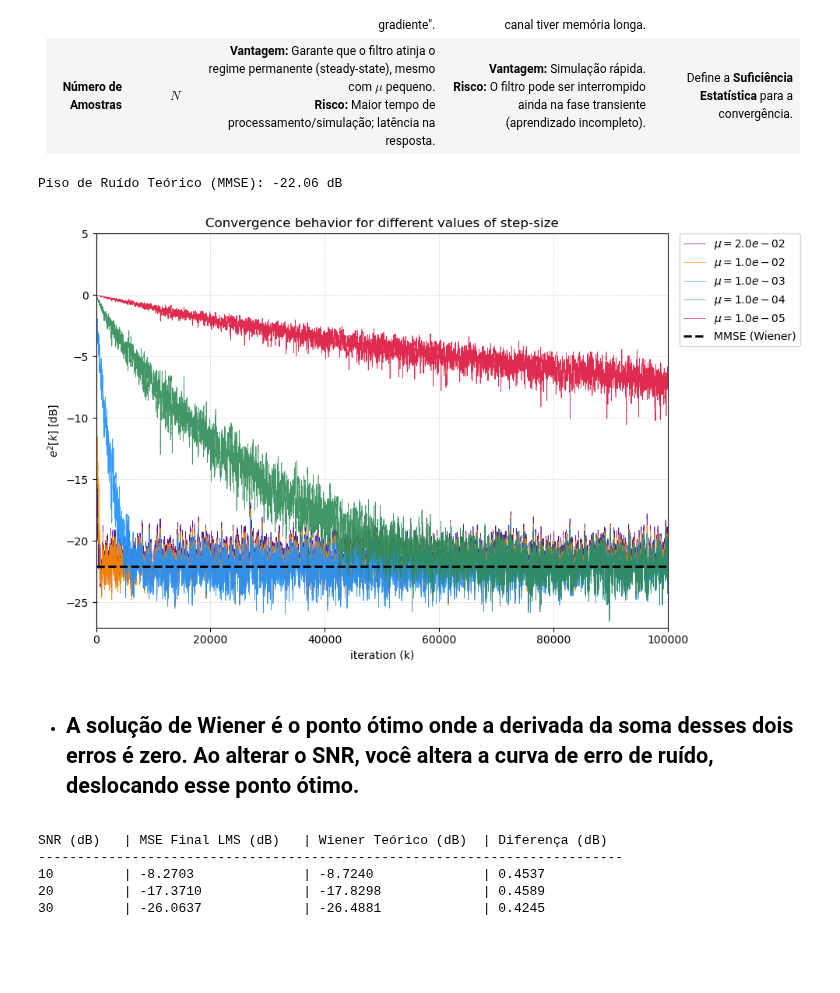
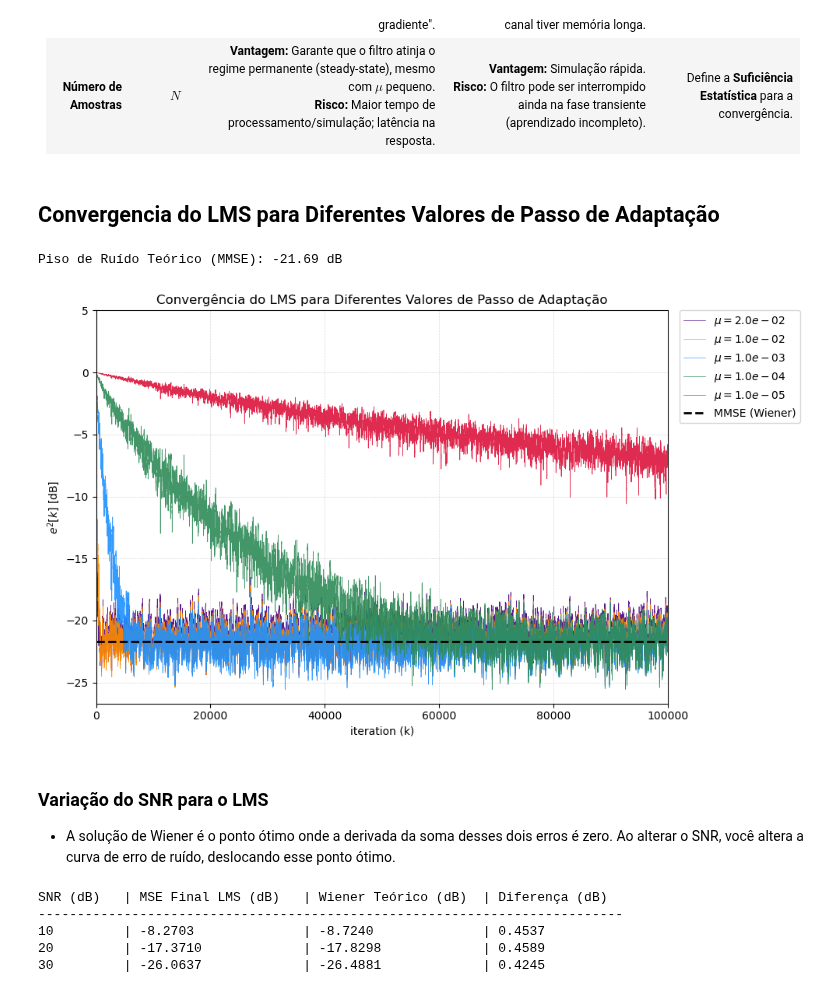
Before and after one commit to elmerfariass/DSPcap, a Jupyter notebook: Adpative Filter.ipynb, the cells around one changed output. Cells and saved outputs as stored; diff of their text form; code cells hidden in the pictures; blank space fills up the shorter version.

```diff
--- a/Adpative Filter.ipynb
+++ b/Adpative Filter.ipynb
@@ -444,11 +441,13 @@ A escolha dos parâmetros do algoritmo LMS envolve um compromisso constante entr
 | **Passo de Adaptação** | $\mu$ (mu) | **Vantagem:** Convergência rápida (aprende depressa).<br>**Risco:** Erro residual alto (misadjustment), oscilação e possível instabilidade/divergência. | **Vantagem:** Alta precisão no estado estacionário (erro residual mínimo) e estabilidade robusta.<br>**Risco:** Convergência lenta (pode não acompanhar variações rápidas do sistema). | Controla o equilíbrio entre **Velocidade vs. Precisão**. |
 | **Ordem do Filtro** | $N_{taps}$ | **Vantagem:** Melhor resolução espectral; capaz de modelar sistemas com respostas ao impulso longas (ecos distantes).<br>**Risco:** Maior custo computacional; convergência mais lenta; maior "ruído de gradiente". | **Vantagem:** Rápido processamento; menor variância na estimativa.<br>**Risco:** *Underfitting* (não consegue modelar a complexidade do sistema); performance pobre se o canal tiver memória longa. | Define a **Capacidade de Modelagem vs. Custo Computacional**. |
 | **Número de Amostras** | $N$ | **Vantagem:** Garante que o filtro atinja o regime permanente (steady-state), mesmo com $\mu$ pequeno.<br>**Risco:** Maior tempo de processamento/simulação; latência na resposta. | **Vantagem:** Simulação rápida.<br>**Risco:** O filtro pode ser interrompido ainda na fase transiente (aprendizado incompleto). | Define a **Suficiência Estatística** para a convergência. |
+# %% [markdown]
+## Convergencia do LMS para Diferentes Valores de Passo de Adaptação
 # %%
 # Parametros
 N_samples = 100000      # 100k para visual denso
 Ntaps = 10
-delay = 4
+delay = Ntaps // 2
 noise_power = 0.005
 
 # Geração de Sinais
@@ -486,38 +485,39 @@ colors = ['indigo', 'darkorange', 'dodgerblue', 'seagreen', 'crimson']
 window_len = 50 # Janela
 
 plt.figure(figsize=(10, 6))
 
 # Loop usando enumerate
 for i, mu in enumerate(mu_values):
 
     # Executa sua função LMS
     _, _, squared_error, _ = lms(x, d_train, Ntaps, mu)
 
     # Processamento visual
     valid_error = squared_error[Ntaps:]
     mse_smooth = np.convolve(valid_error, np.ones(window_len)/window_len, mode='valid')
     error_db = 10 * np.log10(mse_smooth + 1e-20)
 
     plt.plot(error_db, color=colors[i], linewidth=0.5, alpha=0.9, label=f'$\mu = {mu:.1e}$')
 
 # Linha da solução ótima (MMSE)
 plt.axhline(y=mmse_db, color='black', linestyle='--', linewidth=2, label='MMSE (Wiener)')
 
-plt.title('Convergence behavior for different values of step-size')
+plt.title('Convergência do LMS para Diferentes Valores de Passo de Adaptação')
 plt.xlabel('iteration (k)')
 plt.ylabel('$e^2[k]$ [dB]')
 plt.grid(True, which='both', linestyle='--', linewidth=0.5, alpha=0.5)
 plt.xlim(0, N_samples)
 plt.ylim(mmse_db - 5, 5)
 
 plt.legend(bbox_to_anchor=(1.02, 1), loc='upper left', borderaxespad=0.)
 plt.tight_layout()
 plt.show()
 # %% [output]
-Piso de Ruído Teórico (MMSE): -22.06 dB
+Piso de Ruído Teórico (MMSE): -21.69 dB
-[figure, old version]
+[figure, new version]
 # %% [markdown]
-* ## A solução de Wiener é o ponto ótimo onde a derivada da soma desses dois erros é zero. Ao alterar o SNR, você altera a curva de erro de ruído, deslocando esse ponto ótimo.
+ ### Variação do SNR para o LMS
+* A solução de Wiener é o ponto ótimo onde a derivada da soma desses dois erros é zero. Ao alterar o SNR, você altera a curva de erro de ruído, deslocando esse ponto ótimo.
 # %%
 # Parametros
 N_samples = 100000
```
Also changed, not shown: parts of 10 cells of this notebook.
